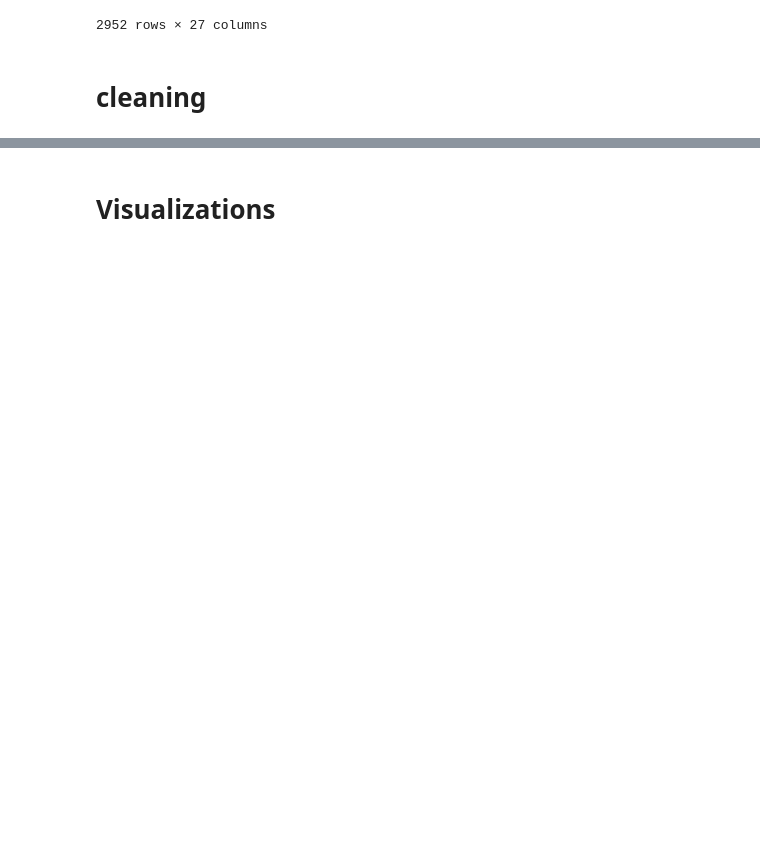
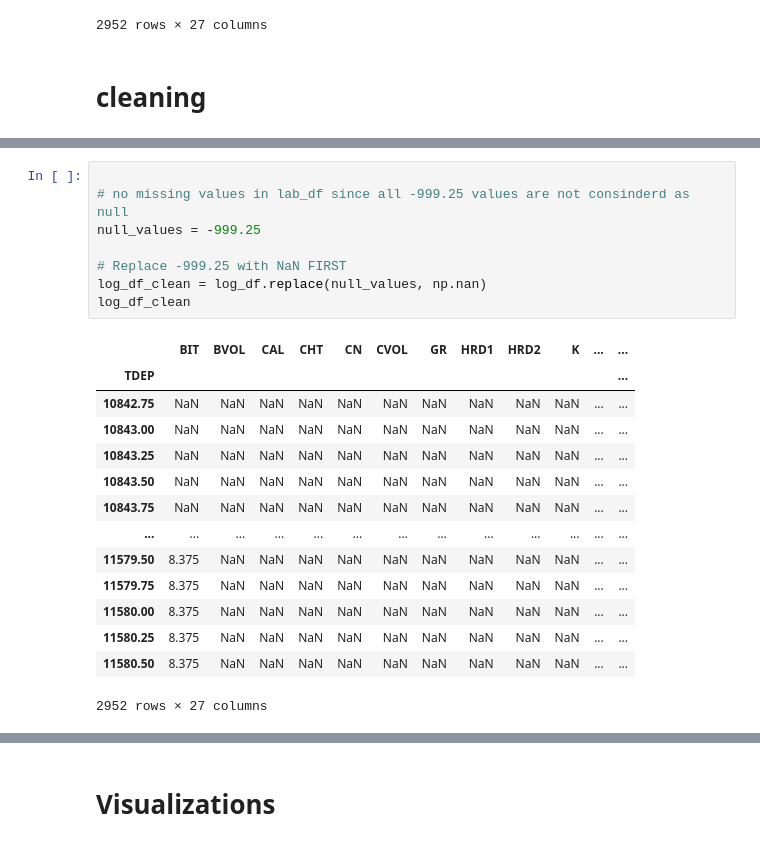
Before and after one commit to Z1y4dd/colab, a Jupyter notebook: HRDH/HRDH-1119.ipynb, the cells around one changed output, grey strips where cells are left out. Drawn from its saved outputs; the diff is of its cells as text; blank space fills up the shorter version.

```diff
--- a/HRDH/HRDH-1119.ipynb
+++ b/HRDH/HRDH-1119.ipynb
@@ -309,0 +237,23 @@ No nulls remain!
+# %%
+
+# no missing values in lab_df since all -999.25 values are not consinderd as null
+null_values = -999.25
+
+# Replace -999.25 with NaN FIRST
+log_df_clean = log_df.replace(null_values, np.nan)
+log_df_clean
+# %% [output]
+|  | BIT | BVOL | CAL | CHT | CN | CVOL | GR | HRD1 | HRD2 | K | ... | ... |
+| TDEP |  |  |  |  |  |  |  |  |  |  |  | ... |
+| 10842.75 | NaN | NaN | NaN | NaN | NaN | NaN | NaN | NaN | NaN | NaN | ... | ... |
+| 10843.00 | NaN | NaN | NaN | NaN | NaN | NaN | NaN | NaN | NaN | NaN | ... | ... |
+| 10843.25 | NaN | NaN | NaN | NaN | NaN | NaN | NaN | NaN | NaN | NaN | ... | ... |
+| 10843.50 | NaN | NaN | NaN | NaN | NaN | NaN | NaN | NaN | NaN | NaN | ... | ... |
+| 10843.75 | NaN | NaN | NaN | NaN | NaN | NaN | NaN | NaN | NaN | NaN | ... | ... |
+| ... | ... | ... | ... | ... | ... | ... | ... | ... | ... | ... | ... | ... |
+| 11579.50 | 8.375 | NaN | NaN | NaN | NaN | NaN | NaN | NaN | NaN | NaN | ... | ... |
+| 11579.75 | 8.375 | NaN | NaN | NaN | NaN | NaN | NaN | NaN | NaN | NaN | ... | ... |
+| 11580.00 | 8.375 | NaN | NaN | NaN | NaN | NaN | NaN | NaN | NaN | NaN | ... | ... |
+| 11580.25 | 8.375 | NaN | NaN | NaN | NaN | NaN | NaN | NaN | NaN | NaN | ... | ... |
+| 11580.50 | 8.375 | NaN | NaN | NaN | NaN | NaN | NaN | NaN | NaN | NaN | ... | ... |
+2952 rows × 27 columns
```
Also changed, not shown: parts of 42 cells of this notebook.
